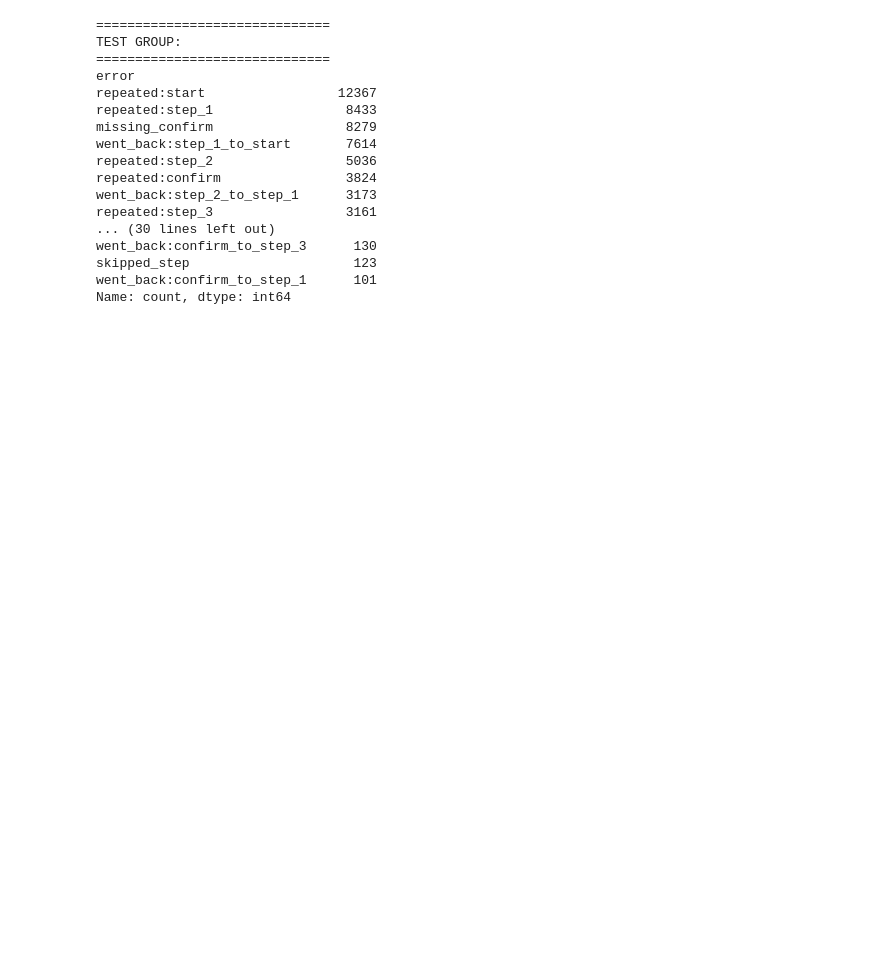
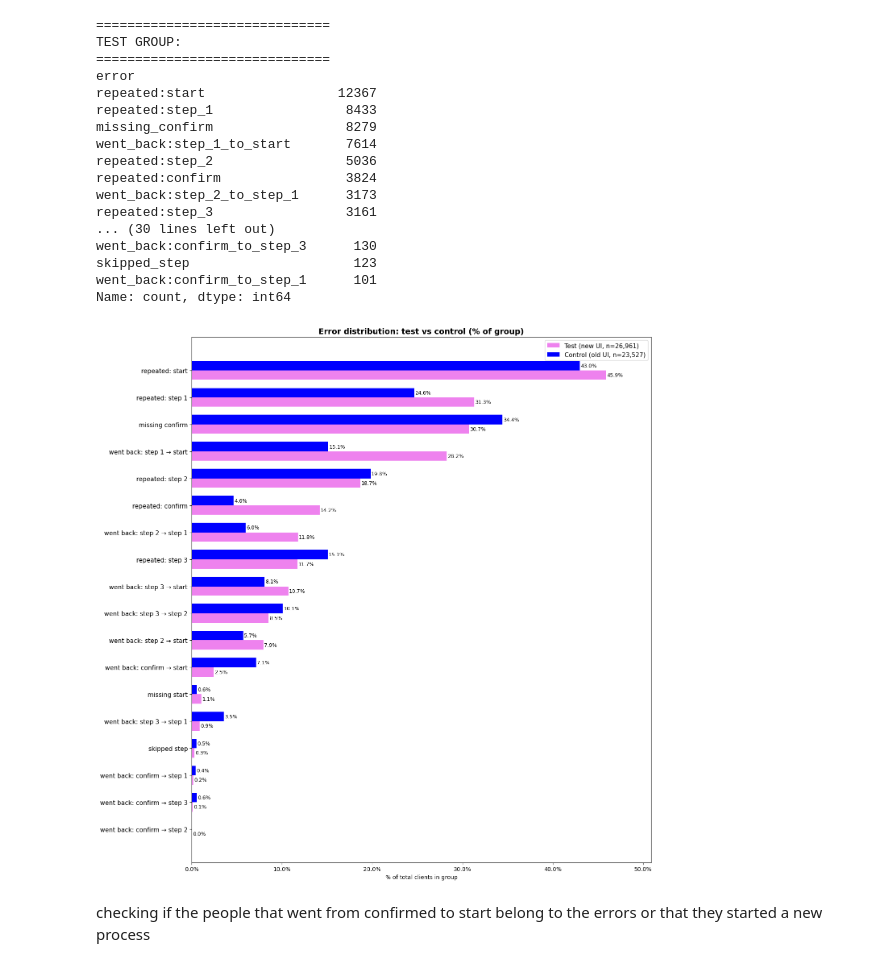
Before and after one commit to BMAS30/2nd-project, a Jupyter notebook: Notebooks/sarah_tenure.ipynb, the cells around one changed output. Drawn from its saved outputs; the diff is of its cells as text; code cells hidden in the pictures; blank space fills up the shorter version.

```diff
--- a/Notebooks/sarah_tenure.ipynb
+++ b/Notebooks/sarah_tenure.ipynb
@@ -1390,3 +1403,72 @@ went_back:confirm_to_step_3      130
 skipped_step                     123
 went_back:confirm_to_step_1      101
 Name: count, dtype: int64
+# %%
+n_test = 26961
+n_control = 23527
+
+labels = [
+    'repeated: start',
+    'repeated: step 1',
+    'missing confirm',
+    'went back: step 1 → start',
+    'repeated: step 2',
+    'repeated: confirm',
+    'went back: step 2 → step 1',
+    'repeated: step 3',
+    'went back: step 3 → start',
+    'went back: step 3 → step 2',
+    'went back: step 2 → start',
+    'went back: confirm → start',
+    'missing start',
+    'went back: step 3 → step 1',
+    'skipped step',
+    'went back: confirm → step 1',
+    'went back: confirm → step 3',
+    'went back: confirm → step 2'
+]
+
+test_raw    = [12367, 8433, 8279, 7614, 5036, 3824, 3173, 3161, 2881, 2300, 2136, 663, 289, 236, 81, 48, 29, 2]
+control_raw = [10110, 5794, 8098, 3558, 4660, 1091, 1409, 3546, 1902, 2371, 1344, 1680, 135, 835, 123, 101, 130, 0]
+
+test_pct    = [v / n_test * 100 for v in test_raw]
+control_pct = [v / n_control * 100 for v in control_raw]
+
+x = np.arange(len(labels))
+bar_height = 0.35
+
+fig, ax = plt.subplots(figsize=(14, 14))
+
+bars_test    = ax.barh(x + bar_height/2, test_pct,    bar_height, label=f'Test (new UI, n={n_test:,})',    color='violet')
+bars_control = ax.barh(x - bar_height/2, control_pct, bar_height, label=f'Control (old UI, n={n_control:,})', color='blue')
+
+# Add percentage labels to bars
+for bar in bars_test:
+    width = bar.get_width()
+    if width > 0:
+        ax.text(width + 0.1, bar.get_y() + bar.get_height()/2,
+                f'{width:.1f}%', va='center', ha='left', fontsize=9, color='black')
+
+for bar in bars_control:
+    width = bar.get_width()
+    if width > 0:
+        ax.text(width + 0.1, bar.get_y() + bar.get_height()/2,
+                f'{width:.1f}%', va='center', ha='left', fontsize=9, color='black')
+
+ax.set_yticks(x)
+ax.set_yticklabels(labels, fontsize=11)
+ax.xaxis.set_major_formatter(plt.FuncFormatter(lambda v, _: f'{v:.1f}%'))
+ax.set_xlabel('% of total clients in group')
+ax.legend(fontsize=11)
+ax.set_title('Error distribution: test vs control (% of group)', fontsize=14, fontweight='bold')
+ax.invert_yaxis()
+
+# Add a bit of x margin so labels don't get cut off
+ax.set_xlim(0, max(max(test_pct), max(control_pct)) + 5)
+
+plt.tight_layout()
+plt.show()
+# %% [output]
+[figure, added]
+# %% [markdown]
+checking if the people that went from confirmed to start belong to the errors or that they started a new process
```
Also changed, not shown: parts of 9 cells of this notebook, 8 other files.
